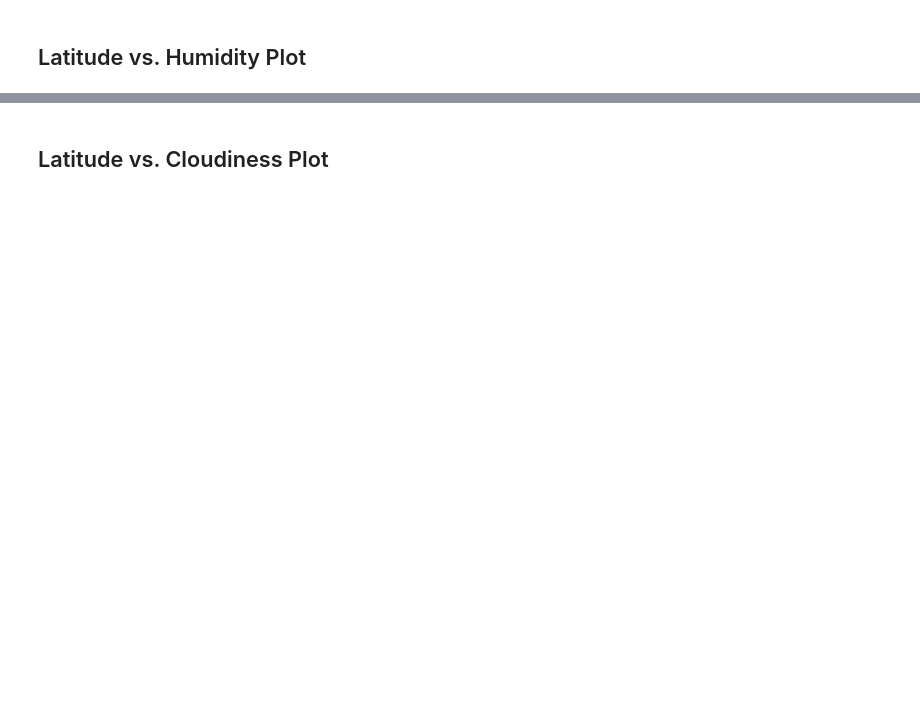
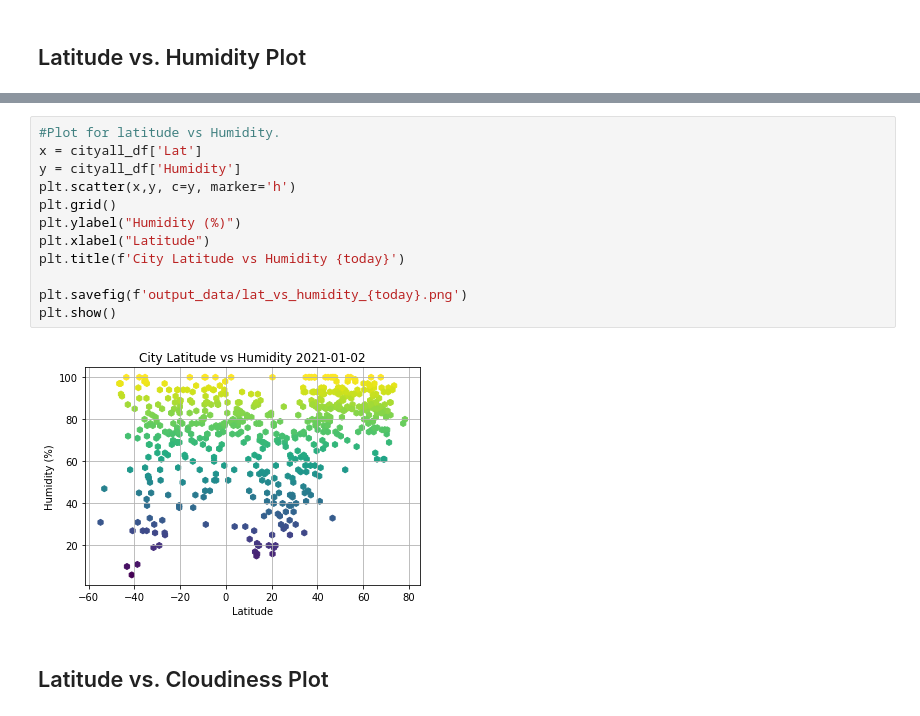
Before and after one commit to avaz7791/python-api-challenge, a Jupyter notebook: starter_code/WeatherPy.ipynb, the cells around one changed output, grey strips where cells are left out. Drawn from its saved outputs; the diff is of its cells as text; blank space fills up the shorter version.

```diff
--- a/starter_code/WeatherPy.ipynb
+++ b/starter_code/WeatherPy.ipynb
@@ -207,2 +221,16 @@ Int64Index([], dtype='int64')
+# %%
+#Plot for latitude vs Humidity.
+x = cityall_df['Lat']
+y = cityall_df['Humidity']
+plt.scatter(x,y, c=y, marker='h')
+plt.grid()
+plt.ylabel("Humidity (%)")
+plt.xlabel("Latitude")
+plt.title(f'City Latitude vs Humidity {today}')
+
+plt.savefig(f'output_data/lat_vs_humidity_{today}.png')
+plt.show()
+# %% [output]
+[figure, added]
 # %% [markdown]
 ## Latitude vs. Cloudiness Plot
```
Also changed, not shown: parts of 7 cells of this notebook, 5 other files.
